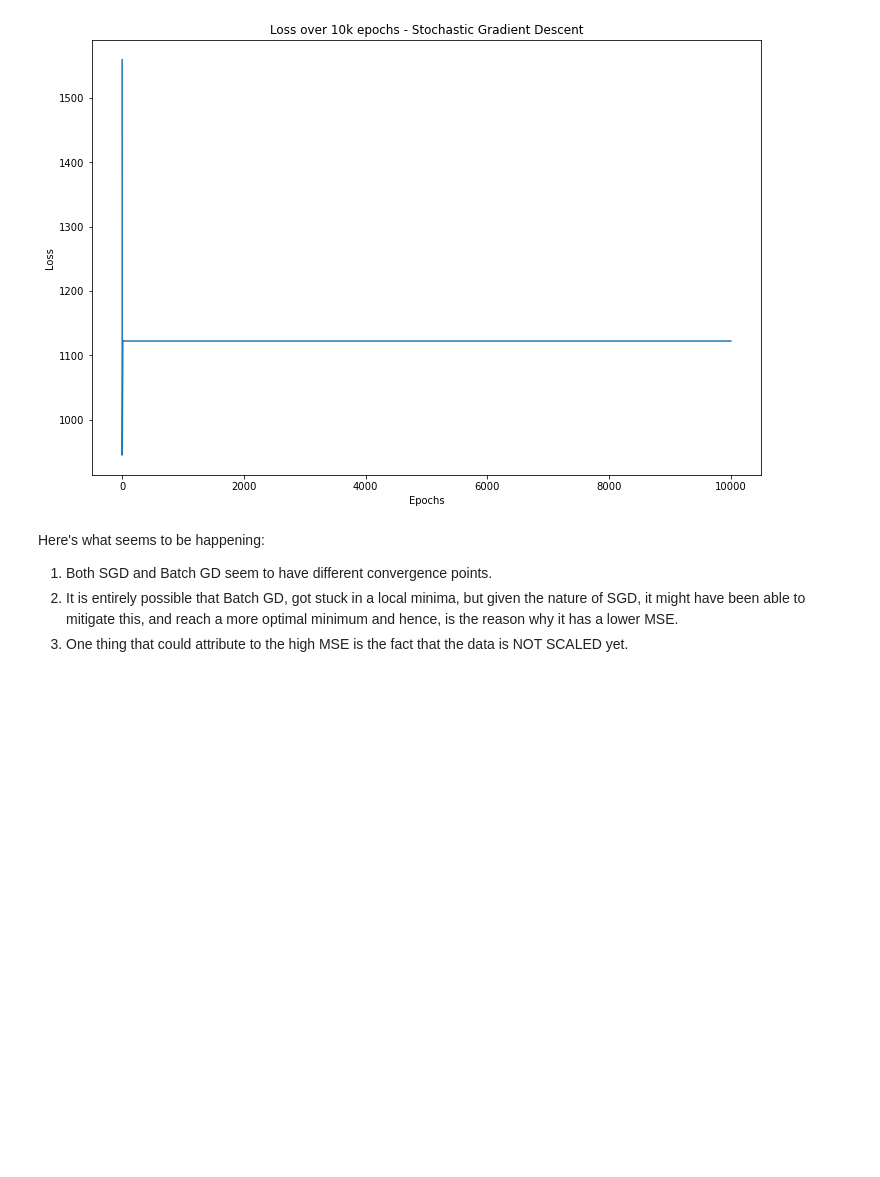
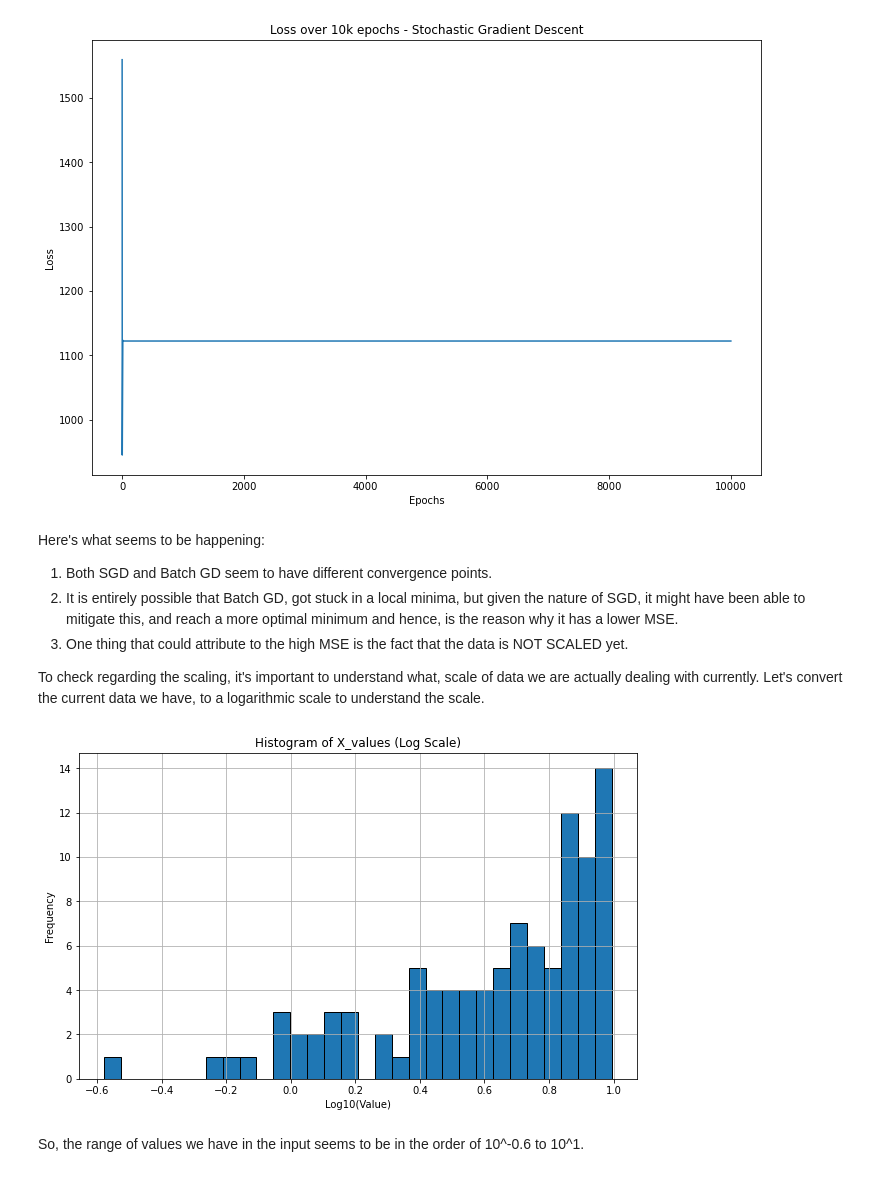
Before and after one commit to vishprivenkat/backpropagating-bananas, a Jupyter notebook: Gradient Descent /gradient_descent_from_scratch.ipynb, the cells around one changed output. Cells and saved outputs as stored; diff of their text form; code cells hidden in the pictures; blank space fills up the shorter version.

Commit message:
Added graph for scaled values.

```diff
--- a/Gradient Descent /gradient_descent_from_scratch.ipynb
+++ b/Gradient Descent /gradient_descent_from_scratch.ipynb
@@ -206,3 +208,19 @@ Here's what seems to be happening:
 1. Both SGD and Batch GD seem to have different convergence points.
 2. It is entirely possible that Batch GD, got stuck in a local minima, but given the nature of SGD, it might have been able to mitigate this, and reach a more optimal minimum and hence, is the reason why it has a lower MSE.
 3. One thing that could attribute to the high MSE is the fact that the data is NOT SCALED yet.
+
+To check regarding the scaling, it's important to understand what, scale of data we are actually dealing with currently. Let's convert the current data we have, to a logarithmic scale to understand the scale.
+# %%
+X_values = np.array(X)
+X_log = np.log10(X_values)
+plt.figure(figsize=(10, 6))
+plt.hist(X_log, bins=30, edgecolor='black')
+plt.xlabel('Log10(Value)')
+plt.ylabel('Frequency')
+plt.title('Histogram of X_values (Log Scale)')
+plt.grid(True)
+plt.show()
+# %% [output]
+[figure, added]
+# %% [markdown]
+So, the range of values we have in the input seems to be in the order of 10^-0.6 to 10^1.
```
Also changed, not shown: parts of 1 cell of this notebook, 1 other file.
